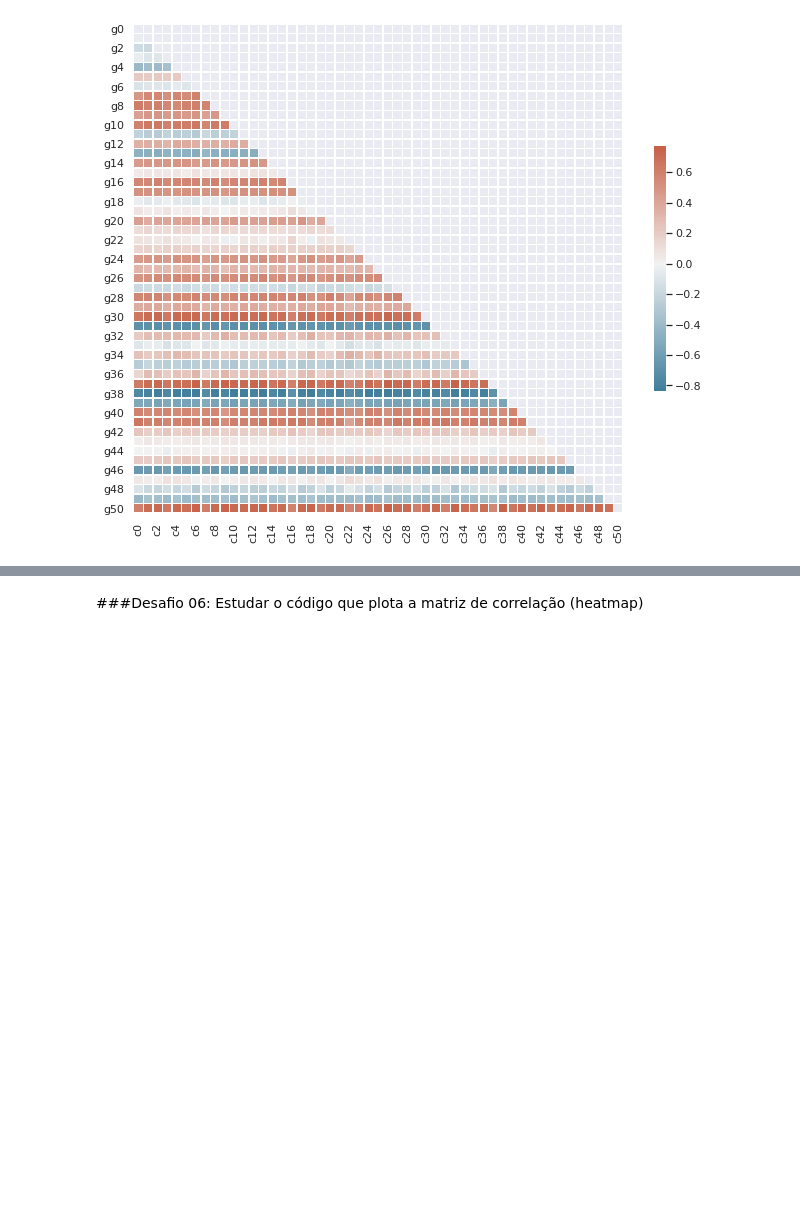
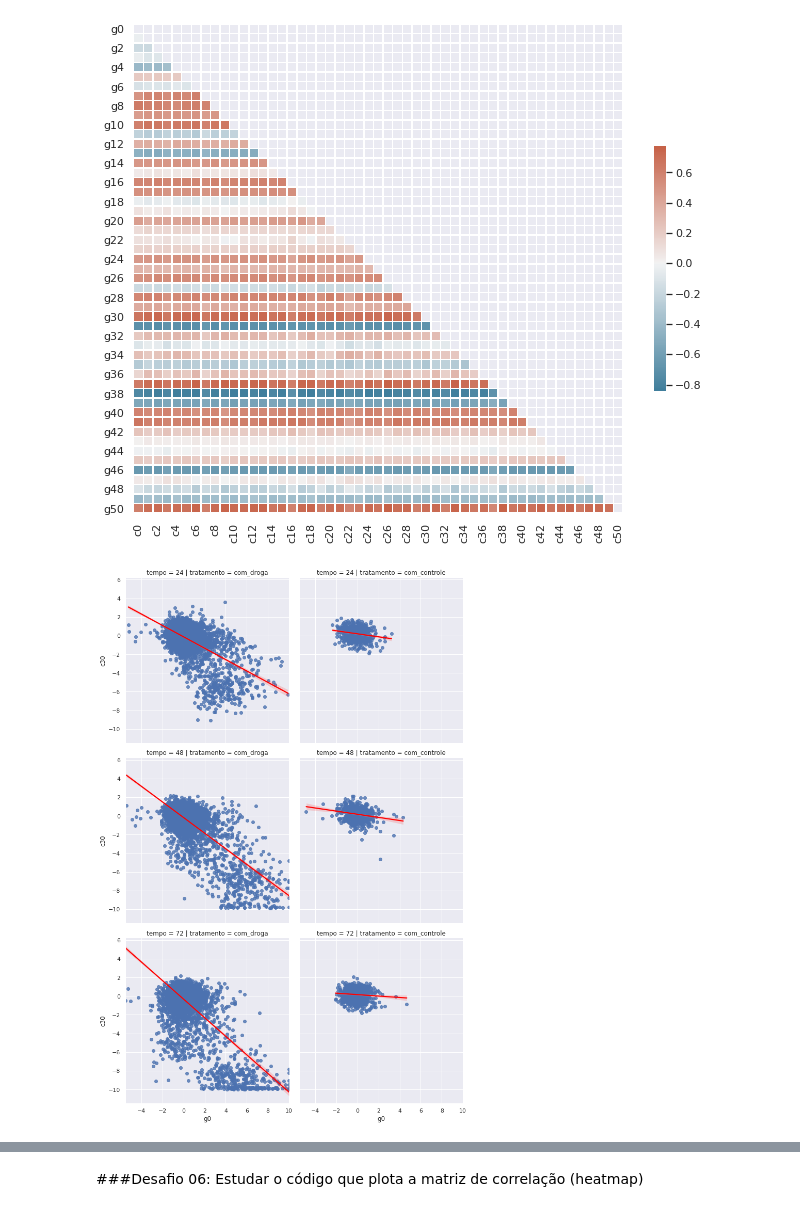
Before and after one commit to Marcelo0479/Imersao-Dados, a Jupyter notebook: Imersao_Dados.ipynb, the cells around one changed output, grey strips where cells are left out. Saved outputs shown, nothing was run; the diff lists cells and outputs as text; code cells hidden in the pictures; blank space fills up the shorter version.

```diff
--- a/Imersao_Dados.ipynb
+++ b/Imersao_Dados.ipynb
@@ -1129,3 +1129,8 @@ sns.heatmap(correlacao_g_c, mask=mask, cmap=cmap, center=0,
 # %% [output]
 <matplotlib.axes._subplots.AxesSubplot at 0x...>
 [figure]
+# %%
+sns.lmplot(data=dados, x='g0', y='c30', line_kws={'color': 'red'}, col='tratamento', row='tempo')
+plt.show()
+# %% [output]
+[figure, added]
```
Also changed, not shown: parts of 5 cells of this notebook.
